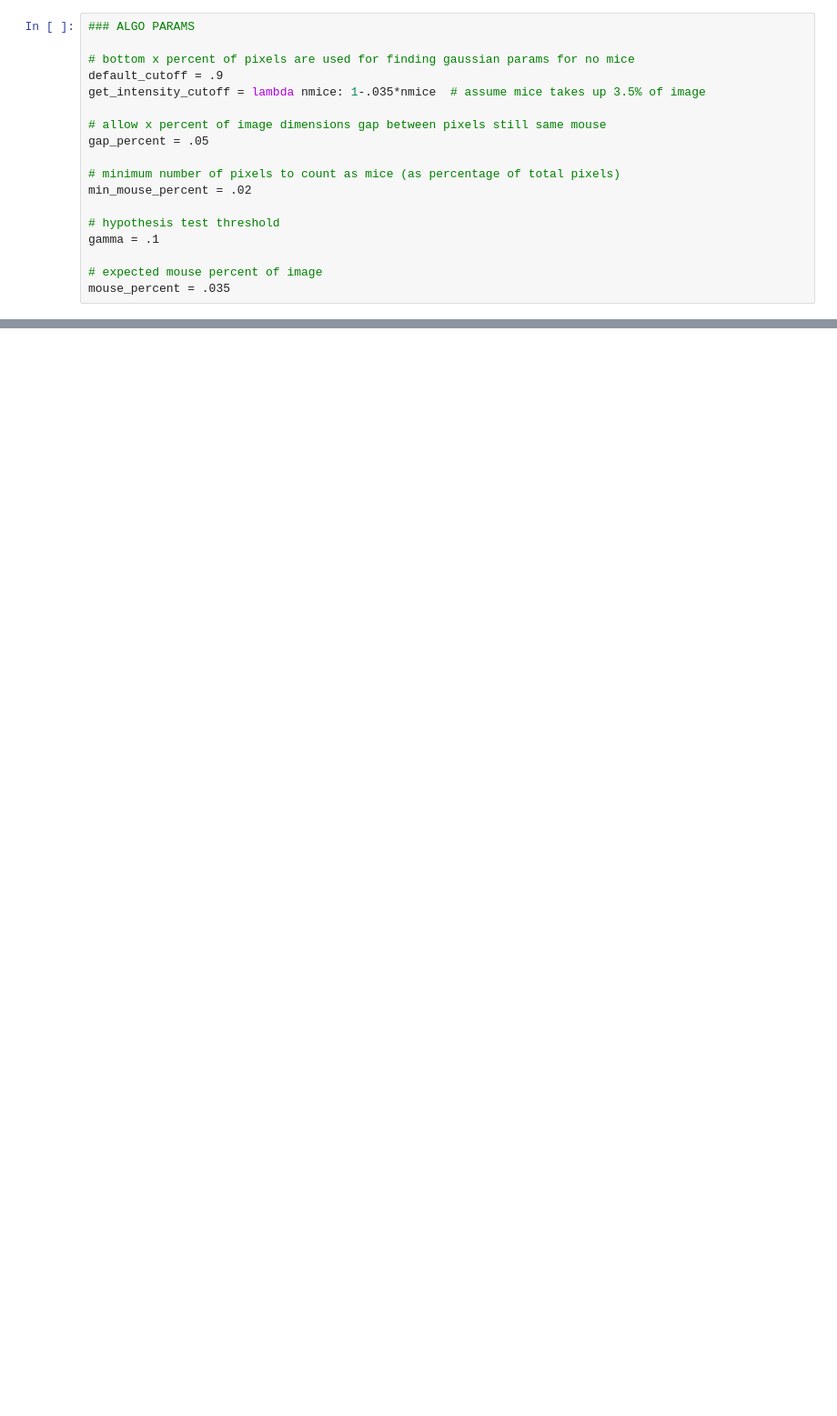
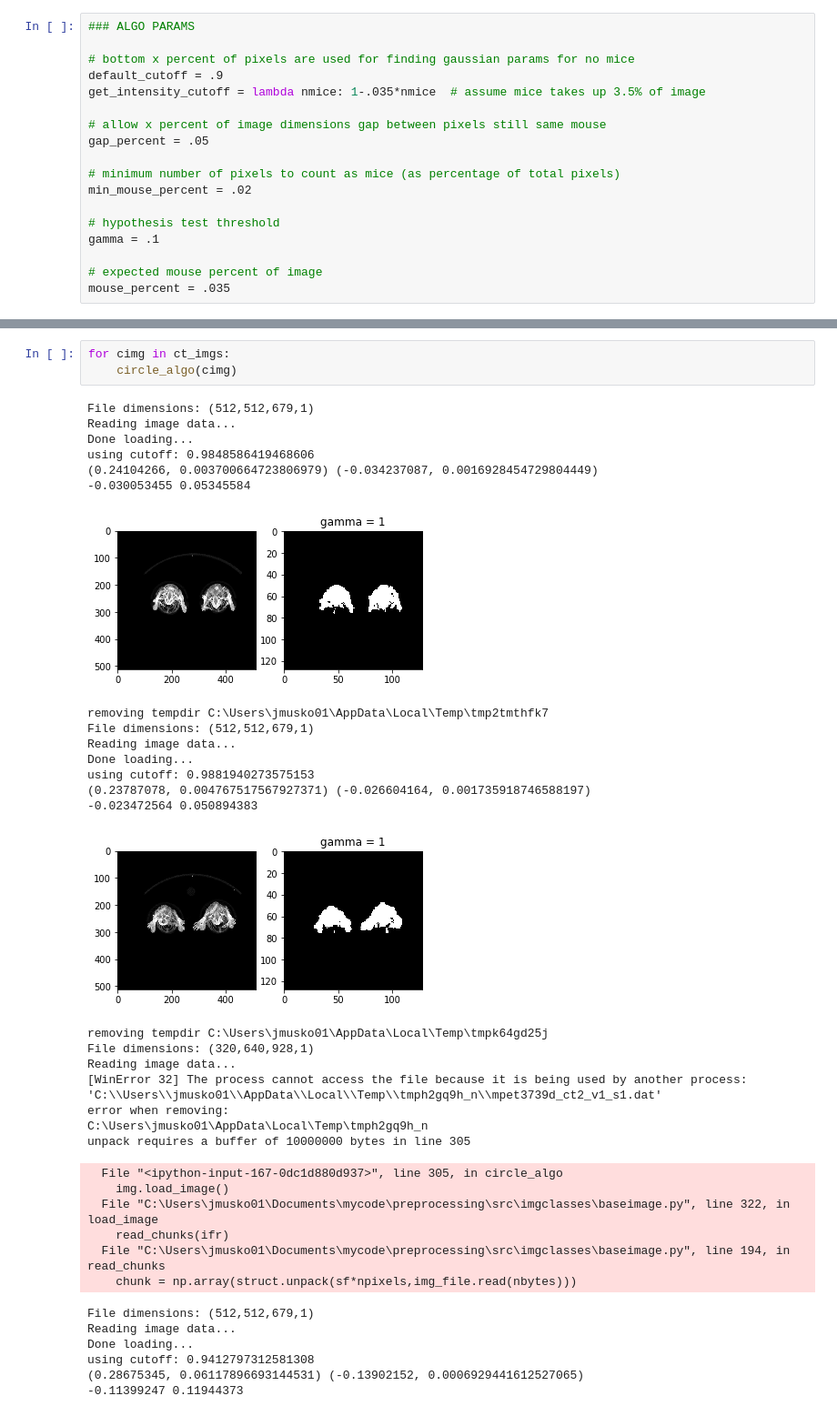
Before and after one commit to jackmuskopf/pet-ct-image-editor, a Jupyter notebook: Untitled.ipynb, the cells around one changed output, grey strips where cells are left out. Shown at 91% size. Saved outputs shown, nothing was run; the diff lists cells and outputs as text; blank space fills up the shorter version.

```diff
--- a/Untitled.ipynb
+++ b/Untitled.ipynb
@@ -328,0 +577,38 @@ def get_circle_points(p,r):
+# %%
+for cimg in ct_imgs:
+    circle_algo(cimg)
+# %% [output]
+File dimensions: (512,512,679,1)
+Reading image data...
+Done loading...
+using cutoff: 0.9848586419468606
+(0.24104266, 0.003700664723806979) (-0.034237087, 0.0016928454729804449)
+-0.030053455 0.05345584
+[figure, added]
+removing tempdir C:\Users\jmusko01\AppData\Local\Temp\tmp2tmthfk7
+File dimensions: (512,512,679,1)
+Reading image data...
+Done loading...
+using cutoff: 0.9881940273575153
+(0.23787078, 0.004767517567927371) (-0.026604164, 0.001735918746588197)
+-0.023472564 0.050894383
+[figure, added]
+removing tempdir C:\Users\jmusko01\AppData\Local\Temp\tmpk64gd25j
+File dimensions: (320,640,928,1)
+Reading image data...
+[WinError 32] The process cannot access the file because it is being used by another process: 'C:\\Users\\jmusko01\\AppData\\Local\\Temp\\tmph2gq9h_n\\mpet3739d_ct2_v1_s1.dat'
+error when removing:
+C:\Users\jmusko01\AppData\Local\Temp\tmph2gq9h_n
+unpack requires a buffer of 10000000 bytes in line 305
+  File "<ipython-input-167-0dc1d880d937>", line 305, in circle_algo
+    img.load_image()
+  File "C:\Users\jmusko01\Documents\mycode\preprocessing\src\imgclasses\baseimage.py", line 322, in load_image
+    read_chunks(ifr)
+  File "C:\Users\jmusko01\Documents\mycode\preprocessing\src\imgclasses\baseimage.py", line 194, in read_chunks
+    chunk = np.array(struct.unpack(sf*npixels,img_file.read(nbytes)))
+File dimensions: (512,512,679,1)
+Reading image data...
+Done loading...
+using cutoff: 0.9412797312581308
+(0.28675345, 0.06117896693144531) (-0.13902152, 0.0006929441612527065)
+-0.11399247 0.11944373
```
Also changed, not shown: parts of 8 cells of this notebook, 1 other file.
